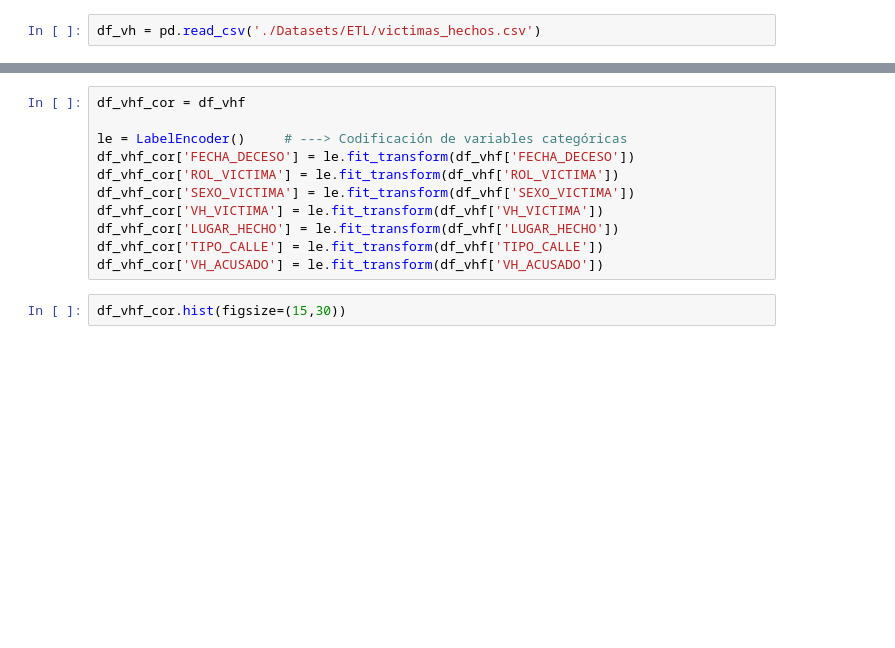
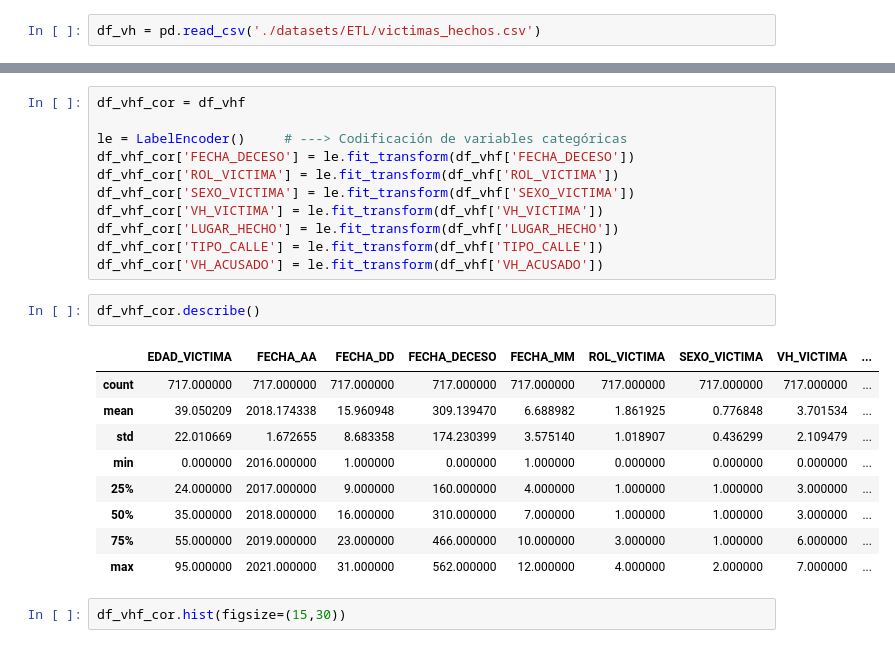
Before and after one commit to jadiazpe/Project_SiniestrosViales_CABA, a Jupyter notebook: Notebooks/EDA.ipynb, the cells around one changed output, grey strips where cells are left out. Cells and saved outputs as stored; diff of their text form; blank space fills up the shorter version.

```diff
--- a/Notebooks/EDA.ipynb
+++ b/Notebooks/EDA.ipynb
@@ -17,7 +19,7 @@ from sklearn.preprocessing import LabelEncoder
 # %% [markdown]
 ### >>> Cargue de fuentes de datos
 # %%
-df_vh = pd.read_csv('./Datasets/ETL/victimas_hechos.csv')
+df_vh = pd.read_csv('./datasets/ETL/victimas_hechos.csv')
 # %%
 df_vh.shape
 # %% [output]
@@ -288,6 +290,18 @@ df_vhf_cor['VH_VICTIMA'] = le.fit_transform(df_vhf['VH_VICTIMA'])
 df_vhf_cor['LUGAR_HECHO'] = le.fit_transform(df_vhf['LUGAR_HECHO'])
 df_vhf_cor['TIPO_CALLE'] = le.fit_transform(df_vhf['TIPO_CALLE'])
 df_vhf_cor['VH_ACUSADO'] = le.fit_transform(df_vhf['VH_ACUSADO'])
+# %%
+df_vhf_cor.describe()
+# %% [output]
+|  | EDAD_VICTIMA | FECHA_AA | FECHA_DD | FECHA_DECESO | FECHA_MM | ROL_VICTIMA | SEXO_VICTIMA | VH_VICTIMA | ... |
+| count | 717.000000 | 717.000000 | 717.000000 | 717.000000 | 717.000000 | 717.000000 | 717.000000 | 717.000000 | ... |
+| mean | 39.050209 | 2018.174338 | 15.960948 | 309.139470 | 6.688982 | 1.861925 | 0.776848 | 3.701534 | ... |
+| std | 22.010669 | 1.672655 | 8.683358 | 174.230399 | 3.575140 | 1.018907 | 0.436299 | 2.109479 | ... |
+| min | 0.000000 | 2016.000000 | 1.000000 | 0.000000 | 1.000000 | 0.000000 | 0.000000 | 0.000000 | ... |
+| 25% | 24.000000 | 2017.000000 | 9.000000 | 160.000000 | 4.000000 | 1.000000 | 1.000000 | 3.000000 | ... |
+| 50% | 35.000000 | 2018.000000 | 16.000000 | 310.000000 | 7.000000 | 1.000000 | 1.000000 | 3.000000 | ... |
+| 75% | 55.000000 | 2019.000000 | 23.000000 | 466.000000 | 10.000000 | 3.000000 | 1.000000 | 6.000000 | ... |
+| max | 95.000000 | 2021.000000 | 31.000000 | 562.000000 | 12.000000 | 4.000000 | 2.000000 | 7.000000 | ... |
 # %%
 df_vhf_cor.hist(figsize=(15,30))
 # %% [output]
```
Also changed, not shown: parts of 2 cells of this notebook.
